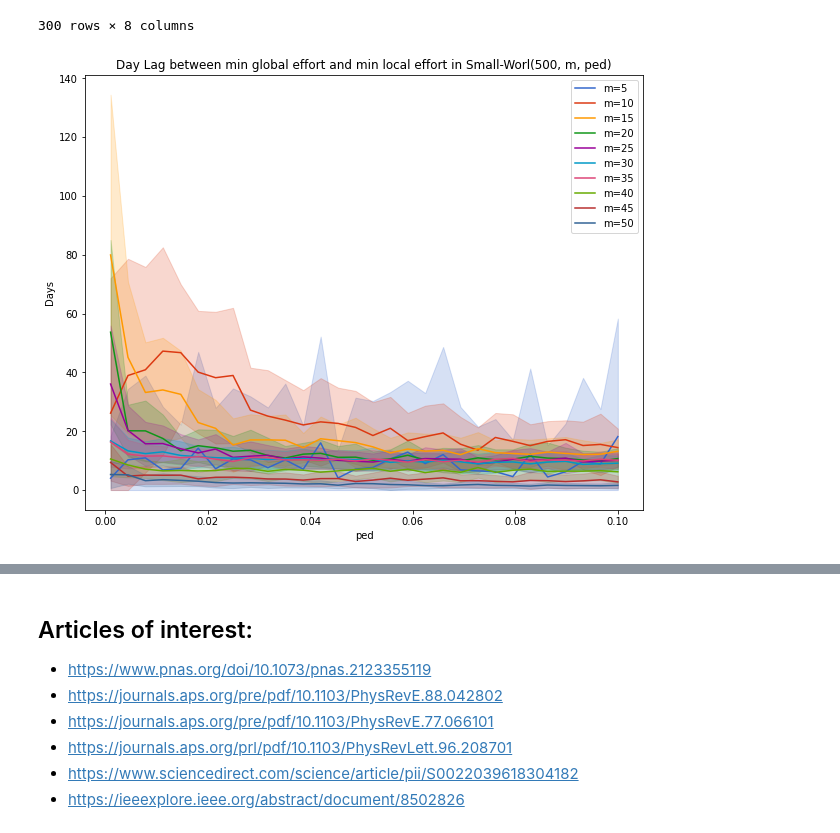
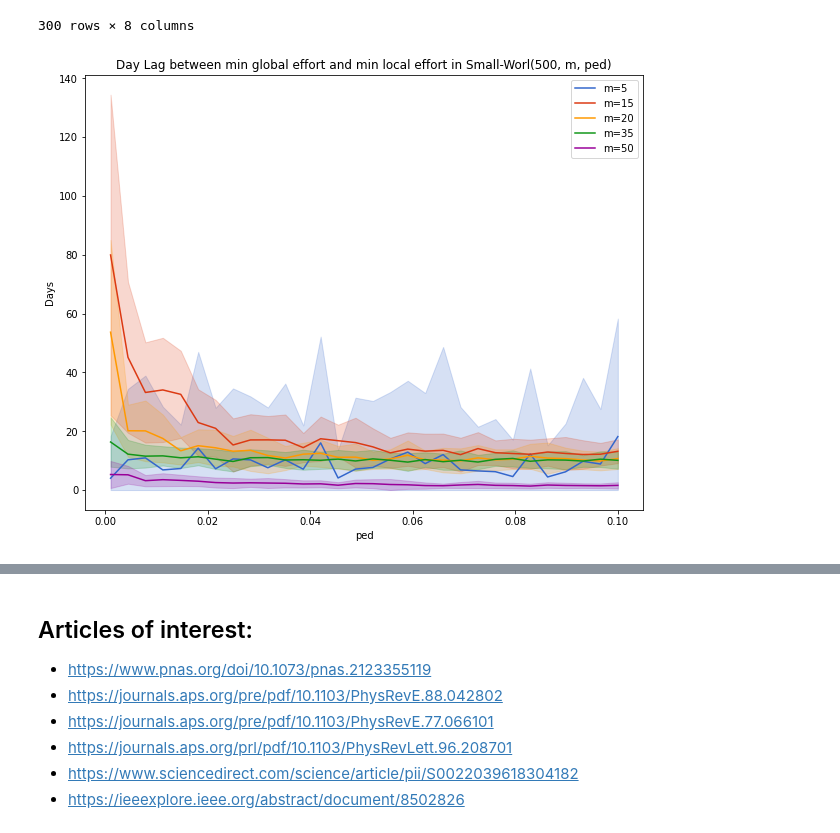
Before and after one commit to JimmyCalvoMonge/AdaptiveNetworks, a Jupyter notebook: network_experiments.ipynb, the cells around one changed output, grey strips where cells are left out. Cells and saved outputs as stored; diff of their text form; code cells hidden in the pictures.

```diff
--- a/network_experiments.ipynb
+++ b/network_experiments.ipynb
@@ -834,15 +848,17 @@ bepidist_data_sw
 300 rows × 8 columns
 # %%
 plt.figure(figsize=(10,8))
-for idx, m in enumerate(bepidist_data_sw['m'].unique()):
+mms = bepidist_data_sw['m'].unique()
+mms = [5, 15, 20, 35, 50]
+for idx, m in enumerate(mms):
     dat = bepidist_data_sw[bepidist_data_sw['m'] == m]
     plt.plot(dat['ped'], dat['mean'], color=px.colors.qualitative.G10[idx],
              label=f"m={m}")
     plt.fill_between(dat['ped'], dat['lower'], dat['upper'], color=px.colors.qualitative.G10[idx], alpha=0.2)
 plt.title("Day Lag between min global effort and min local effort in Small-Worl(500, m, ped)")
 plt.xlabel("ped")
 plt.ylabel("Days")
 plt.legend(loc="upper right")
 plt.show()
 # %% [output]
-[figure, old version]
+[figure, new version]
```
Also changed, not shown: parts of 7 cells of this notebook, 4 other files.
